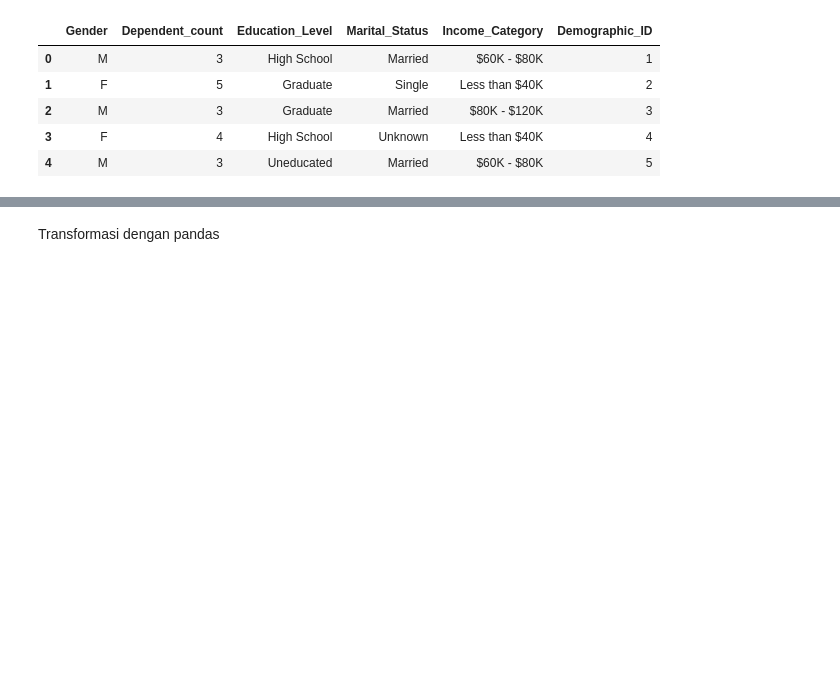
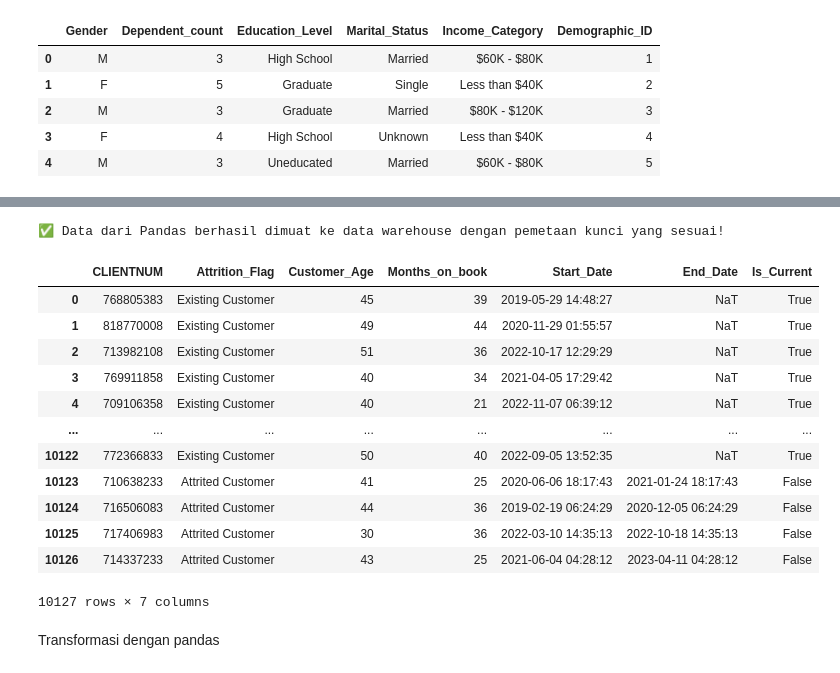
Before and after one commit to otherlife-code/DWIB_Final-Project, a Jupyter notebook: Project Based Milestone 1/Milestone_1.ipynb, the cells around one changed output, grey strips where cells are left out. Saved outputs shown, nothing was run; the diff lists cells and outputs as text; code cells hidden in the pictures; blank space fills up the shorter version.

```diff
--- a/Project Based Milestone 1/Milestone_1.ipynb
+++ b/Project Based Milestone 1/Milestone_1.ipynb
@@ -387,3 +455,24 @@ dim_demographics.head()
+# %%
+# Menjalankan fungsi untuk memuat data ke warehouse
+load_from_pandas(dim_customer, dim_card, dim_demographics, dim_time, fact_transactions)
+# %% [output]
+✅ Data dari Pandas berhasil dimuat ke data warehouse dengan pemetaan kunci yang sesuai!
+# %%
+conn.execute("SELECT * FROM dim_customer").df()
+# %% [output]
+|  | CLIENTNUM | Attrition_Flag | Customer_Age | Months_on_book | Start_Date | End_Date | Is_Current |
+| 0 | 768805383 | Existing Customer | 45 | 39 | 2019-05-29 14:48:27 | NaT | True |
+| 1 | 818770008 | Existing Customer | 49 | 44 | 2020-11-29 01:55:57 | NaT | True |
+| 2 | 713982108 | Existing Customer | 51 | 36 | 2022-10-17 12:29:29 | NaT | True |
+| 3 | 769911858 | Existing Customer | 40 | 34 | 2021-04-05 17:29:42 | NaT | True |
+| 4 | 709106358 | Existing Customer | 40 | 21 | 2022-11-07 06:39:12 | NaT | True |
+| ... | ... | ... | ... | ... | ... | ... | ... |
+| 10122 | 772366833 | Existing Customer | 50 | 40 | 2022-09-05 13:52:35 | NaT | True |
+| 10123 | 710638233 | Attrited Customer | 41 | 25 | 2020-06-06 18:17:43 | 2021-01-24 18:17:43 | False |
+| 10124 | 716506083 | Attrited Customer | 44 | 36 | 2019-02-19 06:24:29 | 2020-12-05 06:24:29 | False |
+| 10125 | 717406983 | Attrited Customer | 30 | 36 | 2022-03-10 14:35:13 | 2022-10-18 14:35:13 | False |
+| 10126 | 714337233 | Attrited Customer | 43 | 25 | 2021-06-04 04:28:12 | 2023-04-11 04:28:12 | False |
+10127 rows × 7 columns
 # %%
 def transform_with_pandas():
     """Transformasi data menggunakan pandas (Python)"""
```
Also changed, not shown: parts of 4 cells of this notebook.
